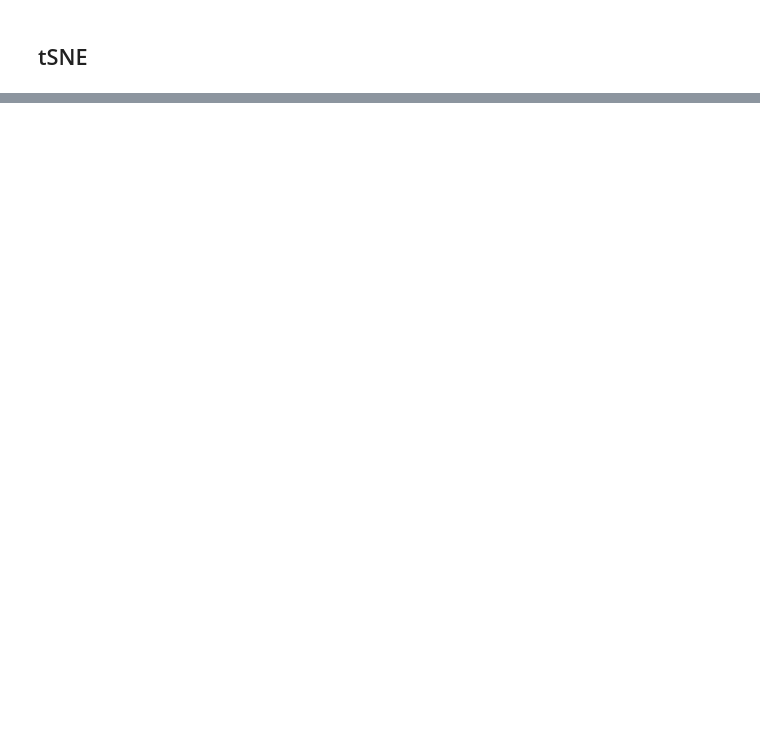
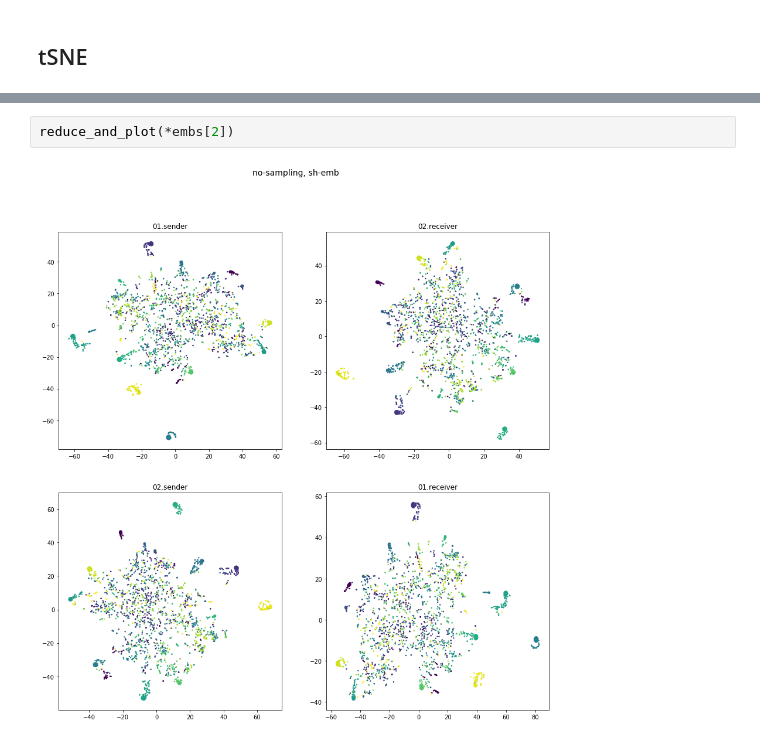
Before and after one commit to byewokko/guessing-game, a Jupyter notebook: Export and analyze embeddings.ipynb, the cells around one changed output, grey strips where cells are left out. Saved outputs shown, nothing was run; the diff lists cells and outputs as text; blank space fills up the shorter version.

```diff
--- a/Export and analyze embeddings.ipynb
+++ b/Export and analyze embeddings.ipynb
@@ -93,0 +134,4 @@ plt.scatter(*coords_2.T, c=categories, s=np.ones_like(categories)*2)
+# %%
+reduce_and_plot(*embs[2])
+# %% [output]
+[figure, added]
```
Also changed, not shown: parts of 20 cells of this notebook, 3 other files.
